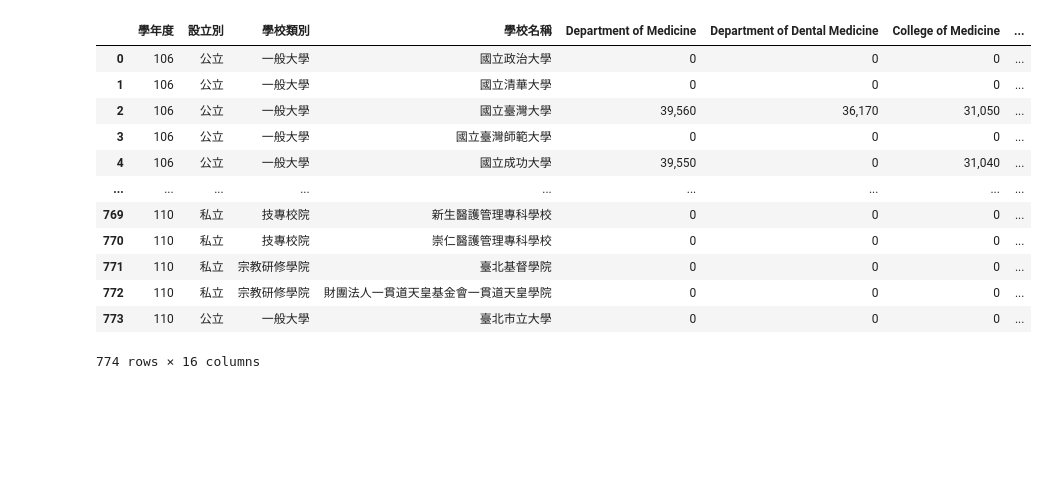
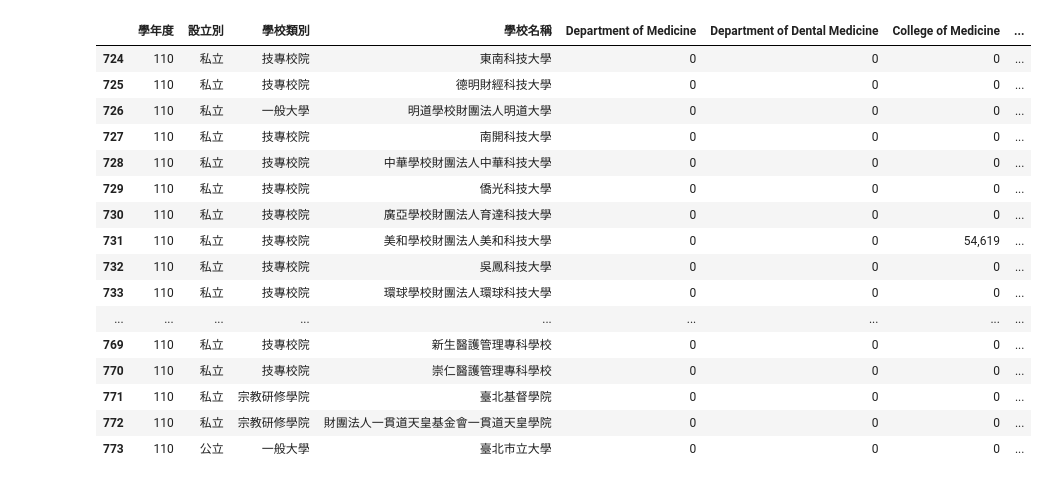
Before and after one commit to Lindergithub/LAT, a Jupyter notebook: Untitled.ipynb, the cells around one changed output. Drawn from its saved outputs; the diff is of its cells as text; code cells hidden in the pictures; blank space fills up the shorter version.

```diff
--- a/Untitled.ipynb
+++ b/Untitled.ipynb
@@ -1,34 +1,38 @@
 # %%
 import pandas as pd
 df = pd.read_csv('tuition_fee.csv')
 import matplotlib.pyplot as plt
 df = df.drop("學校統計處代碼", axis='columns')
 df = df.rename(columns={"日間學制學士班學雜費收費基準-醫學系": "Department of Medicine"})
 df = df.rename(columns={"日間學制學士班學雜費收費基準-牙醫學系": "Department of Dental Medicine"})
 df = df.rename(columns={"日間學制學士班學雜費收費基準-醫學院": "College of Medicine"})
 df = df.rename(columns={"日間學制學士班學雜費收費基準-工學院": "College of Engineering"})
 df = df.rename(columns={"日間學制學士班學雜費收費基準-理農學院": "College of Science and Agriculture"})
 df = df.rename(columns={"日間學制學士班學雜費收費基準-商學院": "College of Business"})
 df = df.rename(columns={"日間學制學士班學雜費收費基準-文法學院": "College of Law and Liberal Arts"})
 df = df.rename(columns={"日間學制學士班學雜費收費基準-其他": "Others"})
 df = df.rename(columns={"日間學制副學士學雜費收費基準(五專後2年、二專)-工業類": "Associate Degree of Industry"})
 df = df.rename(columns={"日間學制副學士學雜費收費基準(五專後2年、二專)-商管類": "Associate Degree of Business and Management"})
 df = df.rename(columns={"日間學制副學士學雜費收費基準(五專後2年、二專)-醫護類": "Associate Degree of Medical Care"})
 df = df.rename(columns={"日間學制副學士學雜費收費基準(五專後2年、二專)-其他": "Associate Degree of Others"})
 #Bachelor of ---
 #Associate degree
-df
+df.tail(50)
 # %% [output]
 |  | 學年度 | 設立別 | 學校類別 | 學校名稱 | Department of Medicine | Department of Dental Medicine | College of Medicine | ... |
-| 0 | 106 | 公立 | 一般大學 | 國立政治大學 | 0 | 0 | 0 | ... |
-| 1 | 106 | 公立 | 一般大學 | 國立清華大學 | 0 | 0 | 0 | ... |
-| 2 | 106 | 公立 | 一般大學 | 國立臺灣大學 | 39,560 | 36,170 | 31,050 | ... |
-| 3 | 106 | 公立 | 一般大學 | 國立臺灣師範大學 | 0 | 0 | 0 | ... |
-| 4 | 106 | 公立 | 一般大學 | 國立成功大學 | 39,550 | 0 | 31,040 | ... |
+| 724 | 110 | 私立 | 技專校院 | 東南科技大學 | 0 | 0 | 0 | ... |
+| 725 | 110 | 私立 | 技專校院 | 德明財經科技大學 | 0 | 0 | 0 | ... |
+| 726 | 110 | 私立 | 一般大學 | 明道學校財團法人明道大學 | 0 | 0 | 0 | ... |
+| 727 | 110 | 私立 | 技專校院 | 南開科技大學 | 0 | 0 | 0 | ... |
+| 728 | 110 | 私立 | 技專校院 | 中華學校財團法人中華科技大學 | 0 | 0 | 0 | ... |
+| 729 | 110 | 私立 | 技專校院 | 僑光科技大學 | 0 | 0 | 0 | ... |
+| 730 | 110 | 私立 | 技專校院 | 廣亞學校財團法人育達科技大學 | 0 | 0 | 0 | ... |
+| 731 | 110 | 私立 | 技專校院 | 美和學校財團法人美和科技大學 | 0 | 0 | 54,619 | ... |
+| 732 | 110 | 私立 | 技專校院 | 吳鳳科技大學 | 0 | 0 | 0 | ... |
+| 733 | 110 | 私立 | 技專校院 | 環球學校財團法人環球科技大學 | 0 | 0 | 0 | ... |
 | ... | ... | ... | ... | ... | ... | ... | ... | ... |
 | 769 | 110 | 私立 | 技專校院 | 新生醫護管理專科學校 | 0 | 0 | 0 | ... |
 | 770 | 110 | 私立 | 技專校院 | 崇仁醫護管理專科學校 | 0 | 0 | 0 | ... |
 | 771 | 110 | 私立 | 宗教研修學院 | 臺北基督學院 | 0 | 0 | 0 | ... |
 | 772 | 110 | 私立 | 宗教研修學院 | 財團法人一貫道天皇基金會一貫道天皇學院 | 0 | 0 | 0 | ... |
 | 773 | 110 | 公立 | 一般大學 | 臺北市立大學 | 0 | 0 | 0 | ... |
-774 rows × 16 columns
```
Also changed, not shown: 1 other file.
